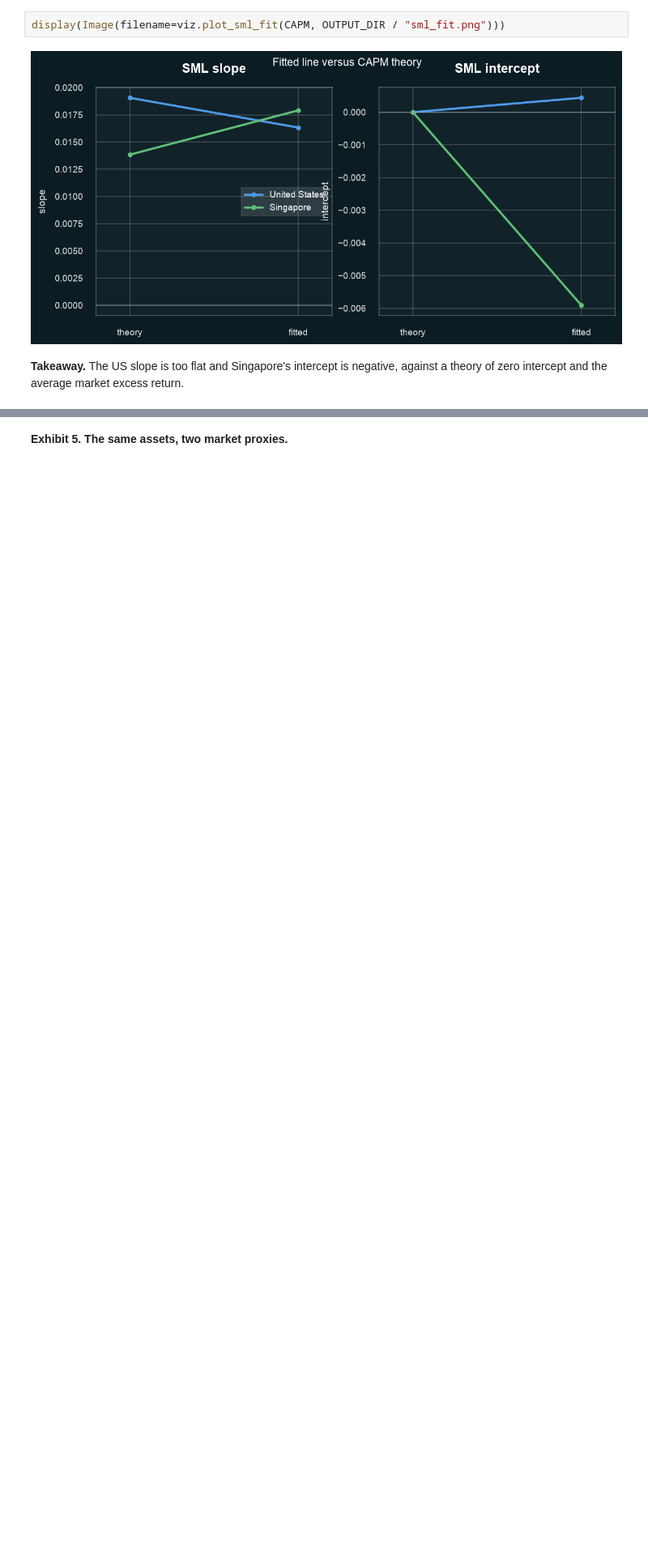
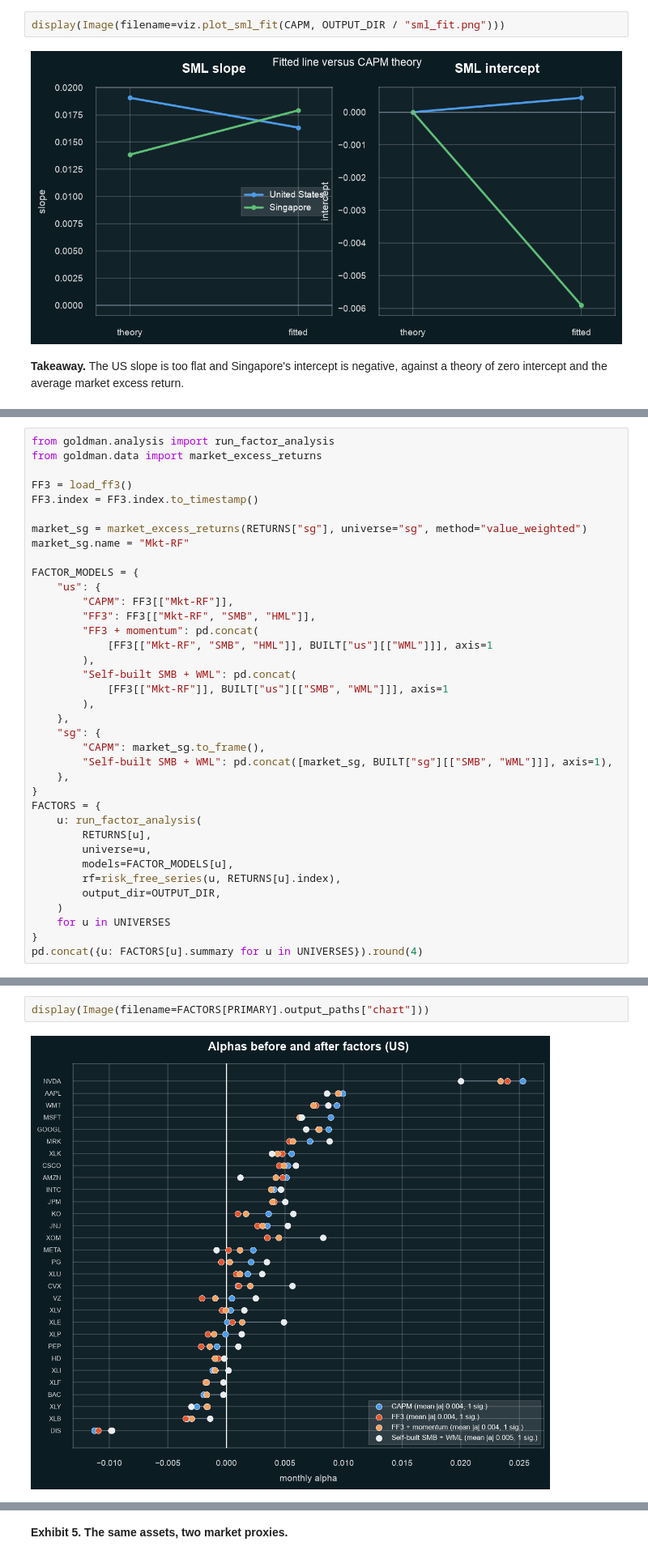
Before and after one commit to Prolead1/goldman, a Jupyter notebook: notebooks/report.ipynb, the cells around one changed output, grey strips where cells are left out. Shown at 81% size. Cells and saved outputs as stored; diff of their text form; blank space fills up the shorter version.

```diff
--- a/notebooks/report.ipynb
+++ b/notebooks/report.ipynb
@@ -367,0 +438,37 @@ against a theory of zero intercept and the average market excess return.
+# %%
+from goldman.analysis import run_factor_analysis
+from goldman.data import market_excess_returns
+
+FF3 = load_ff3()
+FF3.index = FF3.index.to_timestamp()
+
+market_sg = market_excess_returns(RETURNS["sg"], universe="sg", method="value_weighted")
+market_sg.name = "Mkt-RF"
+
+FACTOR_MODELS = {
+    "us": {
+        "CAPM": FF3[["Mkt-RF"]],
+        "FF3": FF3[["Mkt-RF", "SMB", "HML"]],
+        "FF3 + momentum": pd.concat(
+            [FF3[["Mkt-RF", "SMB", "HML"]], BUILT["us"][["WML"]]], axis=1
+        ),
+        "Self-built SMB + WML": pd.concat(
+            [FF3[["Mkt-RF"]], BUILT["us"][["SMB", "WML"]]], axis=1
+        ),
+    },
+    "sg": {
+        "CAPM": market_sg.to_frame(),
+        "Self-built SMB + WML": pd.concat([market_sg, BUILT["sg"][["SMB", "WML"]]], axis=1),
+    },
+}
+FACTORS = {
+    u: run_factor_analysis(
+        RETURNS[u],
+        universe=u,
+        models=FACTOR_MODELS[u],
+        rf=risk_free_series(u, RETURNS[u].index),
+        output_dir=OUTPUT_DIR,
+    )
+    for u in UNIVERSES
+}
+pd.concat({u: FACTORS[u].summary for u in UNIVERSES}).round(4)
@@ -367,0 +483,4 @@ against a theory of zero intercept and the average market excess return.
+# %%
+display(Image(filename=FACTORS[PRIMARY].output_paths["chart"]))
+# %% [output]
+[figure, added]
```
Also changed, not shown: parts of 15 cells of this notebook, 9 other files.
